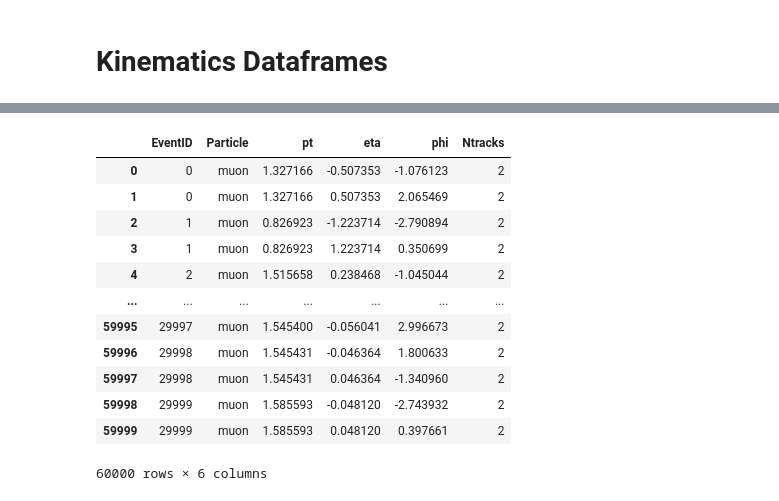
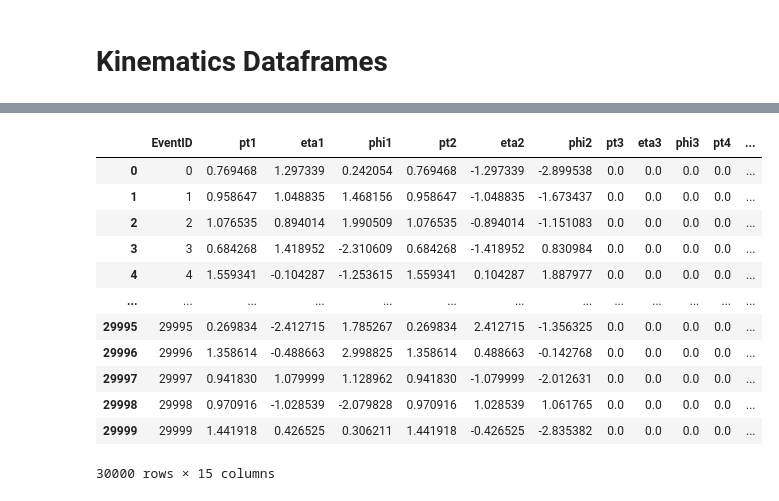
Before and after one commit to brianna5380/Anomalous-Particle-Detection, a Jupyter notebook: kinematics_generator.ipynb, the cells around one changed output, grey strips where cells are left out. Saved outputs shown, nothing was run; the diff lists cells and outputs as text; code cells hidden in the pictures.

```diff
--- a/kinematics_generator.ipynb
+++ b/kinematics_generator.ipynb
@@ -1634,0 +1646,11 @@ training_df_psi2s_muons_pions_gen1.head()
+# %%
+training_data_for_rho_gen1= []
+training_rho_events = generate_rhoprime_events(n_training)
+for event_id, event in enumerate(training_rho_events):
+    pion1_p, pion2_p = event
+    pion1_E = np.sqrt(np.linalg.norm(pion1_p)**2 + m_pion**2)
+    pion2_E = np.sqrt(np.linalg.norm(pion2_p)**2 + m_pion**2)
+    training_data_for_rho_gen1.append({"EventID": event_id, "Particle": "pion", "px": pion1_p[0], "py": pion1_p[1], "pz": pion1_p[2], "Energy": pion1_E})
+    training_data_for_rho_gen1.append({"EventID": event_id, "Particle": "pion", "px": pion2_p[0], "py": pion2_p[1], "pz": pion2_p[2], "Energy": pion2_E})
+training_df_rho_gen1 = pd.DataFrame(training_data_for_rho_gen1)
+training_df_rho_gen1
@@ -1756,27 +1811,69 @@ df_kinematics_jpsi
 # %%
+training_df_jpsimuons_gen1 = compute_invariant_mass_column(training_df_jpsimuons_gen1)
+
 training_df_kinematics_jpsi = training_df_jpsimuons_gen1.copy()
+
+training_df_kinematics_jpsi_mass = training_df_kinematics_jpsi.groupby("EventID")["InvariantMass"].first().to_frame()
 
 training_df_kinematics_jpsi["pt"], training_df_kinematics_jpsi["eta"], training_df_kinematics_jpsi["phi"] = zip(*training_df_kinematics_jpsi.apply(
     lambda row: kinematics_pt_eta_phi(row["px"], row["py"], row["pz"]),
     axis=1
 ))
 
 track_counts = training_df_kinematics_jpsi.groupby("EventID").size()
 training_df_kinematics_jpsi["Ntracks"] = training_df_kinematics_jpsi["EventID"].map(track_counts)
 
 training_df_kinematics_jpsi = training_df_kinematics_jpsi.drop(columns=["px", "py", "pz", "Energy"])
+
+# Step 1: number the rows within each EventID (track index)
+training_df_kinematics_jpsi["track_index"] = (
+    training_df_kinematics_jpsi.groupby("EventID").cumcount() + 1
+)
+
+# Step 2: pivot so each track becomes its own set of columns
+training_df_kinematics_jpsi = training_df_kinematics_jpsi.pivot(
+    index="EventID",
+    columns="track_index",
+    values=["pt", "eta", "phi"]
+)
+
+# Step 3: flatten the multi-index column names
+training_df_kinematics_jpsi.columns = [
+    f"{var}{i}" for var, i in training_df_kinematics_jpsi.columns
+]
+
+# Step 4: ensure columns for tracks 3 and 4 exist → pad with zeros
+expected_cols = []
+for i in [1, 2, 3, 4]:
+    expected_cols += [f"pt{i}", f"eta{i}", f"phi{i}"]
+
+for col in expected_cols:
+    if col not in training_df_kinematics_jpsi:
+        training_df_kinematics_jpsi[col] = 0.0  # fill missing tracks with zeros
+
+# Step 5: sort columns in correct order
+training_df_kinematics_jpsi = training_df_kinematics_jpsi[expected_cols]
+
+ntracks_df = training_df_jpsimuons_gen1.groupby("EventID").size().rename("Ntracks")
+
+training_df_kinematics_jpsi = training_df_kinematics_jpsi.merge(ntracks_df, on="EventID")
+
+training_df_kinematics_jpsi = training_df_kinematics_jpsi.merge(training_df_kinematics_jpsi_mass, on="EventID")
+
+training_df_kinematics_jpsi = training_df_kinematics_jpsi.reset_index()
+
 training_df_kinematics_jpsi
 # %% [output]
-|  | EventID | Particle | pt | eta | phi | Ntracks |
-| 0 | 0 | muon | 1.327166 | -0.507353 | -1.076123 | 2 |
-| 1 | 0 | muon | 1.327166 | 0.507353 | 2.065469 | 2 |
-| 2 | 1 | muon | 0.826923 | -1.223714 | -2.790894 | 2 |
-| 3 | 1 | muon | 0.826923 | 1.223714 | 0.350699 | 2 |
-| 4 | 2 | muon | 1.515658 | 0.238468 | -1.045044 | 2 |
-| ... | ... | ... | ... | ... | ... | ... |
-| 59995 | 29997 | muon | 1.545400 | -0.056041 | 2.996673 | 2 |
-| 59996 | 29998 | muon | 1.545431 | -0.046364 | 1.800633 | 2 |
-| 59997 | 29998 | muon | 1.545431 | 0.046364 | -1.340960 | 2 |
-| 59998 | 29999 | muon | 1.585593 | -0.048120 | -2.743932 | 2 |
-| 59999 | 29999 | muon | 1.585593 | 0.048120 | 0.397661 | 2 |
+|  | EventID | pt1 | eta1 | phi1 | pt2 | eta2 | phi2 | pt3 | eta3 | phi3 | pt4 | ... |
+| 0 | 0 | 0.769468 | 1.297339 | 0.242054 | 0.769468 | -1.297339 | -2.899538 | 0.0 | 0.0 | 0.0 | 0.0 | ... |
+| 1 | 1 | 0.958647 | 1.048835 | 1.468156 | 0.958647 | -1.048835 | -1.673437 | 0.0 | 0.0 | 0.0 | 0.0 | ... |
+| 2 | 2 | 1.076535 | 0.894014 | 1.990509 | 1.076535 | -0.894014 | -1.151083 | 0.0 | 0.0 | 0.0 | 0.0 | ... |
+| 3 | 3 | 0.684268 | 1.418952 | -2.310609 | 0.684268 | -1.418952 | 0.830984 | 0.0 | 0.0 | 0.0 | 0.0 | ... |
+| 4 | 4 | 1.559341 | -0.104287 | -1.253615 | 1.559341 | 0.104287 | 1.887977 | 0.0 | 0.0 | 0.0 | 0.0 | ... |
+| ... | ... | ... | ... | ... | ... | ... | ... | ... | ... | ... | ... | ... |
+| 29995 | 29995 | 0.269834 | -2.412715 | 1.785267 | 0.269834 | 2.412715 | -1.356325 | 0.0 | 0.0 | 0.0 | 0.0 | ... |
+| 29996 | 29996 | 1.358614 | -0.488663 | 2.998825 | 1.358614 | 0.488663 | -0.142768 | 0.0 | 0.0 | 0.0 | 0.0 | ... |
+| 29997 | 29997 | 0.941830 | 1.079999 | 1.128962 | 0.941830 | -1.079999 | -2.012631 | 0.0 | 0.0 | 0.0 | 0.0 | ... |
+| 29998 | 29998 | 0.970916 | -1.028539 | -2.079828 | 0.970916 | 1.028539 | 1.061765 | 0.0 | 0.0 | 0.0 | 0.0 | ... |
+| 29999 | 29999 | 1.441918 | 0.426525 | 0.306211 | 1.441918 | -0.426525 | -2.835382 | 0.0 | 0.0 | 0.0 | 0.0 | ... |
-60000 rows × 6 columns
+30000 rows × 15 columns
```
Also changed, not shown: parts of 41 cells of this notebook.
